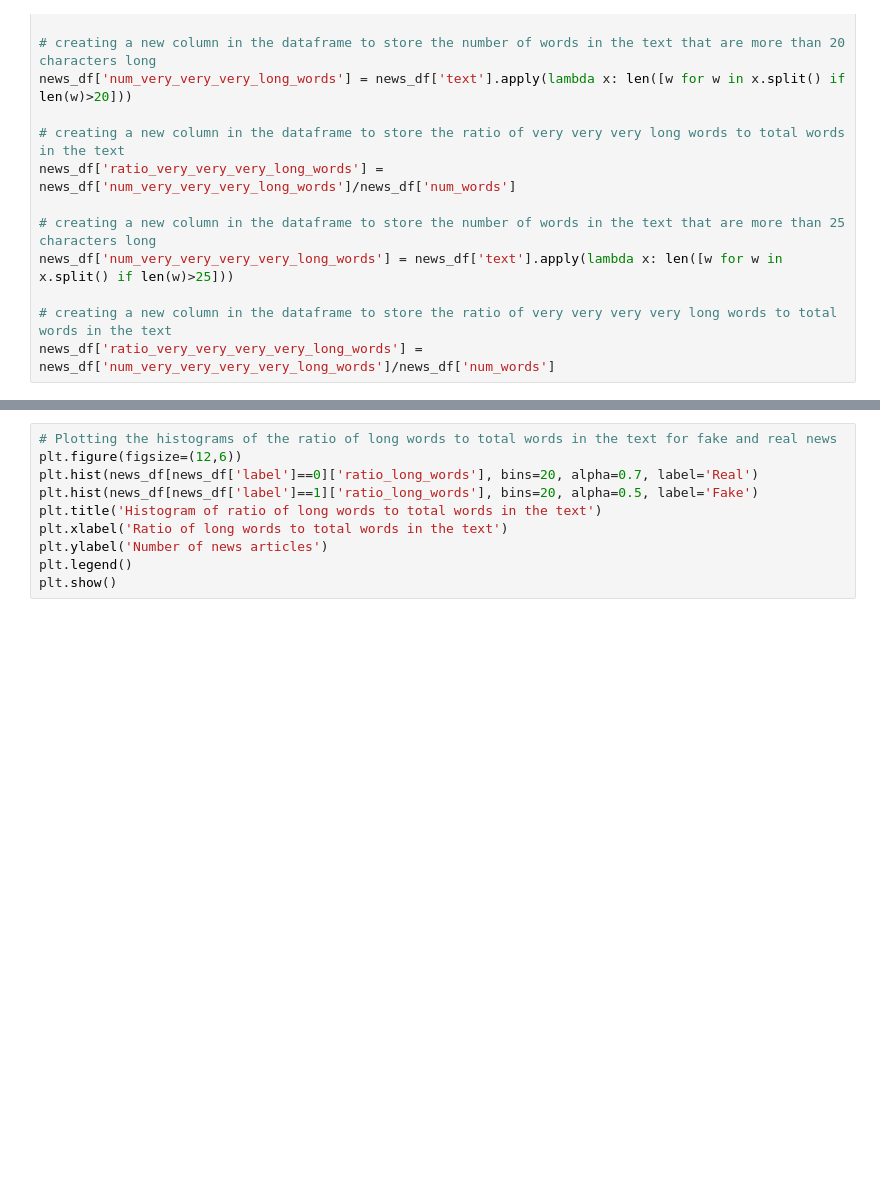
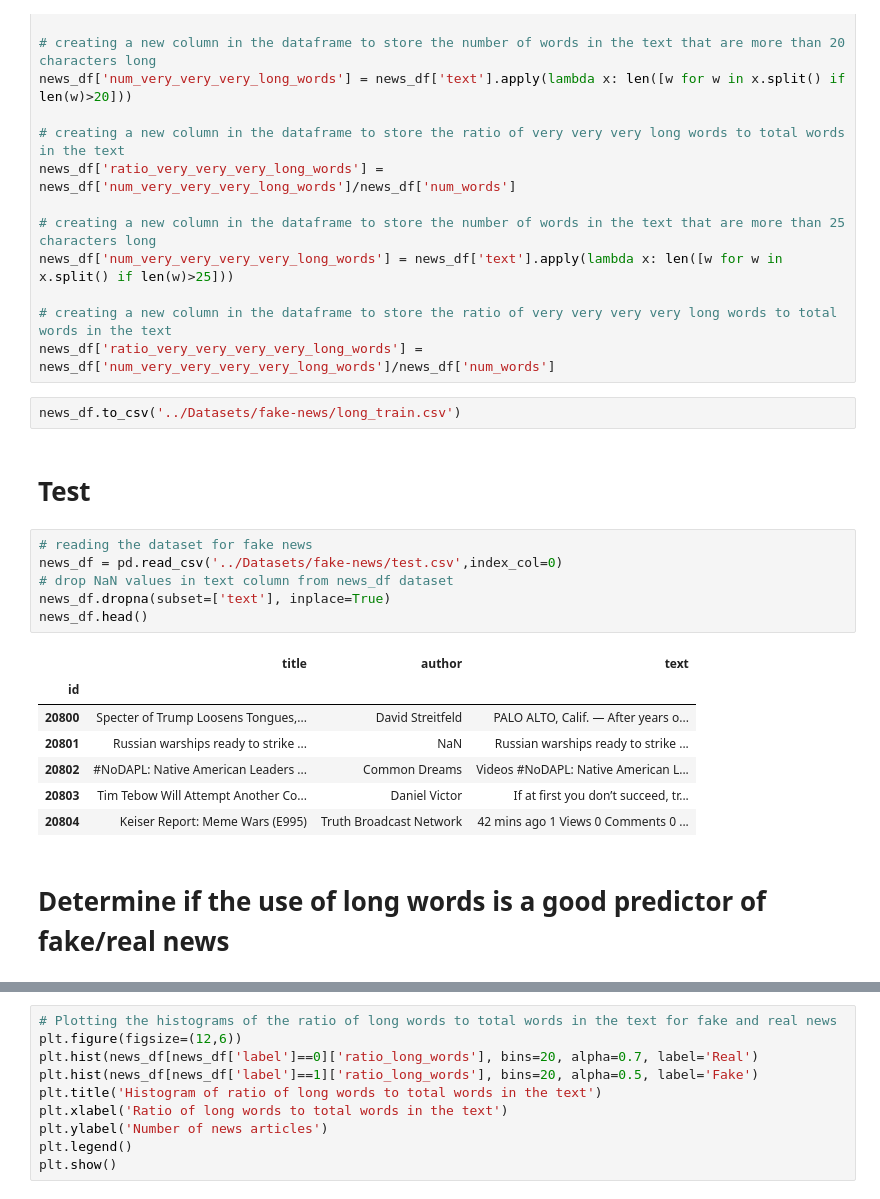
Before and after one commit to Fontanapink/Detecting-Fake-News-A-Machine-Learning-Approach, a Jupyter notebook: EDA/Use_of_long_words.ipynb, the cells around one changed output, grey strips where cells are left out. Drawn from its saved outputs; the diff is of its cells as text; blank space fills up the shorter version.

```diff
--- a/EDA/Use_of_long_words.ipynb
+++ b/EDA/Use_of_long_words.ipynb
@@ -59,3 +59,23 @@ news_df['num_very_very_very_very_long_words'] = news_df['text'].apply(lambda x:
 
 # creating a new column in the dataframe to store the ratio of very very very very long words to total words in the text
 news_df['ratio_very_very_very_very_long_words'] = news_df['num_very_very_very_very_long_words']/news_df['num_words']
+# %%
+news_df.to_csv('../Datasets/fake-news/long_train.csv')
+# %% [markdown]
+# Test
+# %%
+# reading the dataset for fake news
+news_df = pd.read_csv('../Datasets/fake-news/test.csv',index_col=0)
+# drop NaN values in text column from news_df dataset
+news_df.dropna(subset=['text'], inplace=True)
+news_df.head()
+# %% [output]
+|  | title | author | text |
+| id |  |  |  |
+| 20800 | Specter of Trump Loosens Tongues,... | David Streitfeld | PALO ALTO, Calif. — After years o... |
+| 20801 | Russian warships ready to strike ... | NaN | Russian warships ready to strike ... |
+| 20802 | #NoDAPL: Native American Leaders ... | Common Dreams | Videos #NoDAPL: Native American L... |
+| 20803 | Tim Tebow Will Attempt Another Co... | Daniel Victor | If at first you don’t succeed, tr... |
+| 20804 | Keiser Report: Meme Wars (E995) | Truth Broadcast Network | 42 mins ago 1 Views 0 Comments 0 ... |
+# %% [markdown]
+# Determine if the use of long words is a good predictor of fake/real news
```
Also changed, not shown: parts of 4 cells of this notebook, 5 other files.
